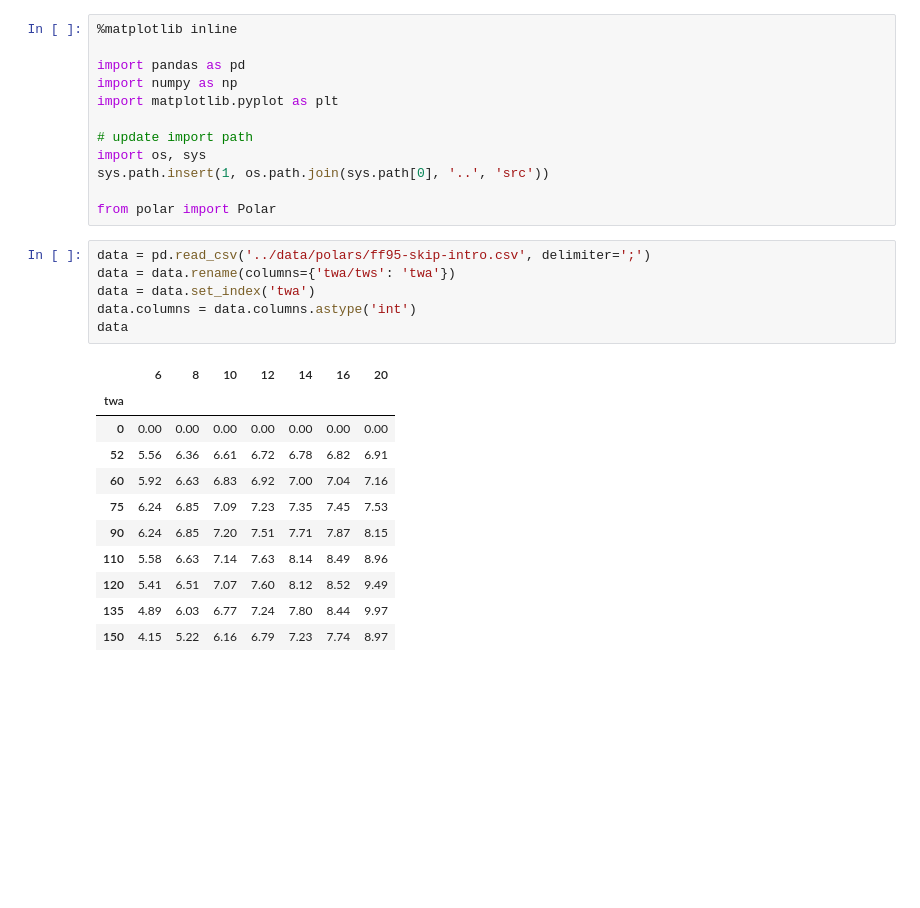
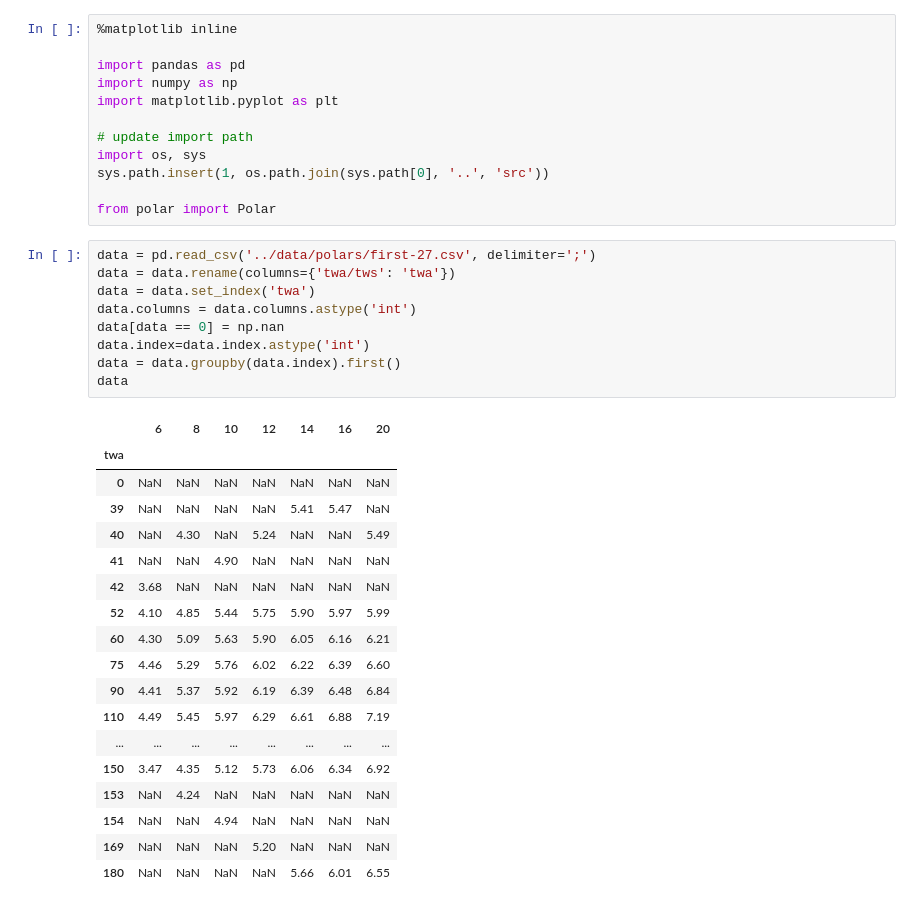
Before and after one commit to wouterdewinter/ai-captain, a Jupyter notebook: notebooks/polars.ipynb, the cells around one changed output. Drawn from its saved outputs; the diff is of its cells as text; blank space fills up the shorter version.

```diff
--- a/notebooks/polars.ipynb
+++ b/notebooks/polars.ipynb
@@ -11,23 +11,33 @@ sys.path.insert(1, os.path.join(sys.path[0], '..', 'src'))
 
 from polar import Polar
 # %%
-data = pd.read_csv('../data/polars/ff95-skip-intro.csv', delimiter=';')
+data = pd.read_csv('../data/polars/first-27.csv', delimiter=';')
 data = data.rename(columns={'twa/tws': 'twa'})
 data = data.set_index('twa')
 data.columns = data.columns.astype('int')
+data[data == 0] = np.nan
+data.index=data.index.astype('int')
+data = data.groupby(data.index).first()
 data
 # %% [output]
 |  | 6 | 8 | 10 | 12 | 14 | 16 | 20 |
 | twa |  |  |  |  |  |  |  |
-| 0 | 0.00 | 0.00 | 0.00 | 0.00 | 0.00 | 0.00 | 0.00 |
-| 52 | 5.56 | 6.36 | 6.61 | 6.72 | 6.78 | 6.82 | 6.91 |
-| 60 | 5.92 | 6.63 | 6.83 | 6.92 | 7.00 | 7.04 | 7.16 |
-| 75 | 6.24 | 6.85 | 7.09 | 7.23 | 7.35 | 7.45 | 7.53 |
-| 90 | 6.24 | 6.85 | 7.20 | 7.51 | 7.71 | 7.87 | 8.15 |
-| 110 | 5.58 | 6.63 | 7.14 | 7.63 | 8.14 | 8.49 | 8.96 |
-| 120 | 5.41 | 6.51 | 7.07 | 7.60 | 8.12 | 8.52 | 9.49 |
-| 135 | 4.89 | 6.03 | 6.77 | 7.24 | 7.80 | 8.44 | 9.97 |
-| 150 | 4.15 | 5.22 | 6.16 | 6.79 | 7.23 | 7.74 | 8.97 |
+| 0 | NaN | NaN | NaN | NaN | NaN | NaN | NaN |
+| 39 | NaN | NaN | NaN | NaN | 5.41 | 5.47 | NaN |
+| 40 | NaN | 4.30 | NaN | 5.24 | NaN | NaN | 5.49 |
+| 41 | NaN | NaN | 4.90 | NaN | NaN | NaN | NaN |
+| 42 | 3.68 | NaN | NaN | NaN | NaN | NaN | NaN |
+| 52 | 4.10 | 4.85 | 5.44 | 5.75 | 5.90 | 5.97 | 5.99 |
+| 60 | 4.30 | 5.09 | 5.63 | 5.90 | 6.05 | 6.16 | 6.21 |
+| 75 | 4.46 | 5.29 | 5.76 | 6.02 | 6.22 | 6.39 | 6.60 |
+| 90 | 4.41 | 5.37 | 5.92 | 6.19 | 6.39 | 6.48 | 6.84 |
+| 110 | 4.49 | 5.45 | 5.97 | 6.29 | 6.61 | 6.88 | 7.19 |
+| ... | ... | ... | ... | ... | ... | ... | ... |
+| 150 | 3.47 | 4.35 | 5.12 | 5.73 | 6.06 | 6.34 | 6.92 |
+| 153 | NaN | 4.24 | NaN | NaN | NaN | NaN | NaN |
+| 154 | NaN | NaN | 4.94 | NaN | NaN | NaN | NaN |
+| 169 | NaN | NaN | NaN | 5.20 | NaN | NaN | NaN |
+| 180 | NaN | NaN | NaN | NaN | 5.66 | 6.01 | 6.55 |
 # %%
 def show(data):
     _, ax = plt.subplots(figsize=(20, 10))
```
Also changed, not shown: parts of 5 cells of this notebook, 3 other files.
